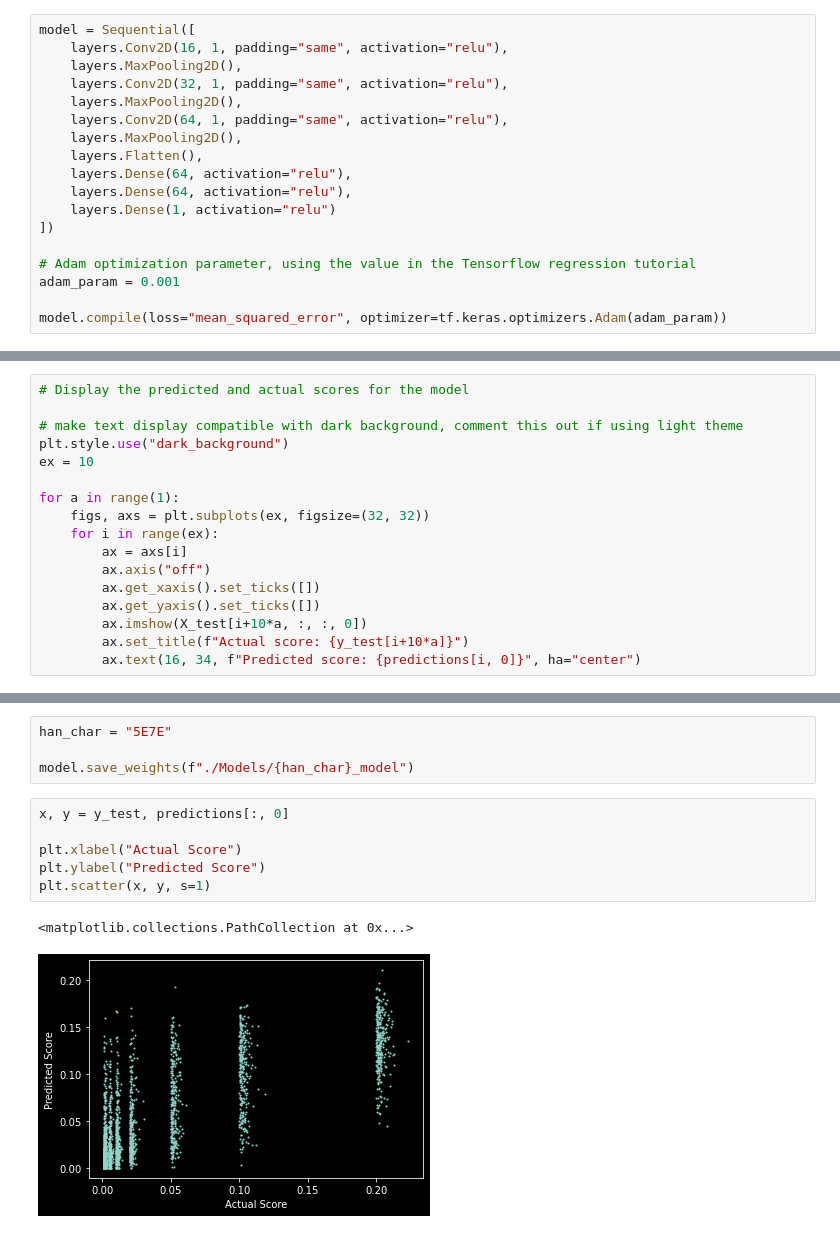
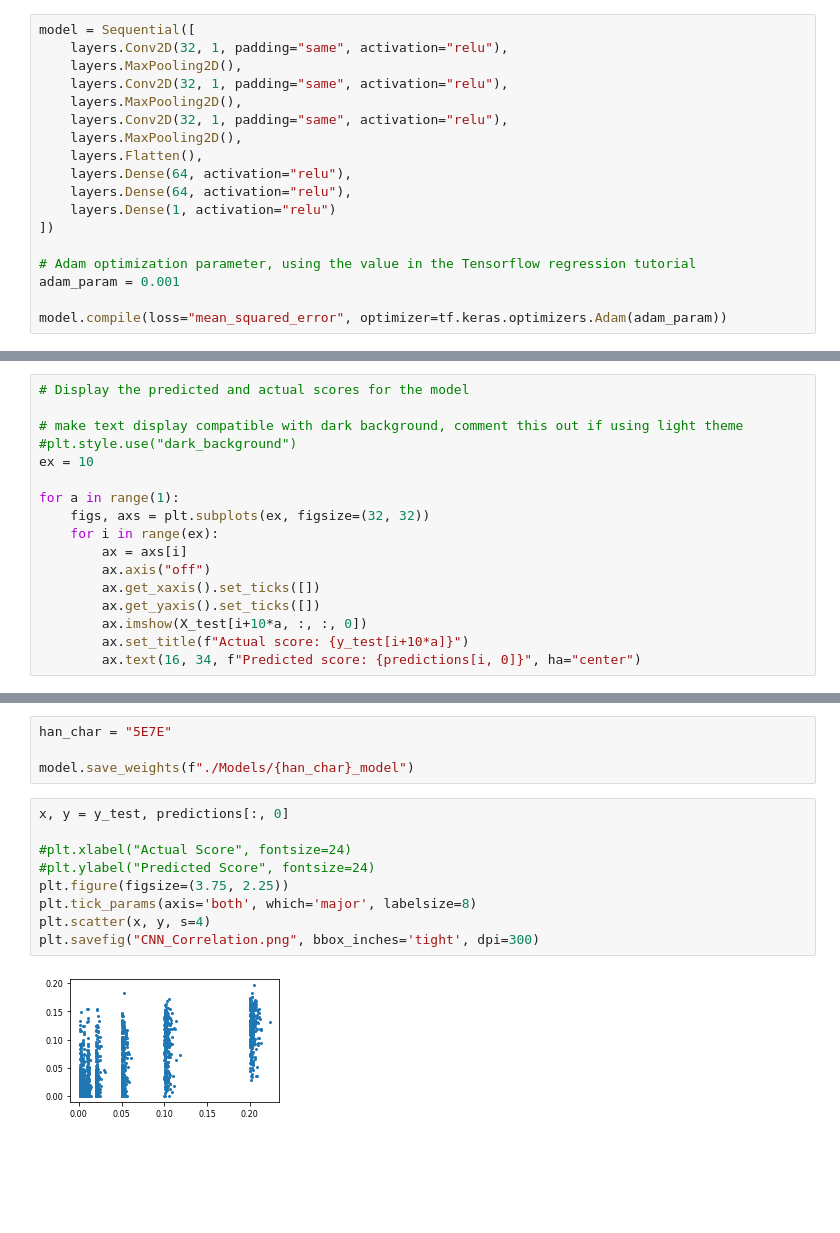
Before and after one commit to holiday-pettijohn/Stylus_Scoring_Generalization, a Jupyter notebook: Networks.ipynb, the cells around one changed output, grey strips where cells are left out. Cells and saved outputs as stored; diff of their text form; blank space fills up the shorter version.

```diff
--- a/Networks.ipynb
+++ b/Networks.ipynb
@@ -27,11 +27,11 @@ To enable them in other operations, rebuild TensorFlow with the appropriate comp
 # Define the structure of our network and compile it
 # %%
 model = Sequential([
-    layers.Conv2D(16, 1, padding="same", activation="relu"),
+    layers.Conv2D(32, 1, padding="same", activation="relu"),
     layers.MaxPooling2D(),
     layers.Conv2D(32, 1, padding="same", activation="relu"),
     layers.MaxPooling2D(),
-    layers.Conv2D(64, 1, padding="same", activation="relu"),
+    layers.Conv2D(32, 1, padding="same", activation="relu"),
     layers.MaxPooling2D(),
     layers.Flatten(),
     layers.Dense(64, activation="relu"),
@@ -80,7 +80,7 @@ predictions = model.predict(X_test)
 # Display the predicted and actual scores for the model
 
 # make text display compatible with dark background, comment this out if using light theme
-plt.style.use("dark_background")
+#plt.style.use("dark_background")
 ex = 10
 
 for a in range(1):
@@ -102,9 +102,11 @@ model.save_weights(f"./Models/{han_char}_model")
 # %%
 x, y = y_test, predictions[:, 0]
 
-plt.xlabel("Actual Score")
-plt.ylabel("Predicted Score")
-plt.scatter(x, y, s=1)
+#plt.xlabel("Actual Score", fontsize=24)
+#plt.ylabel("Predicted Score", fontsize=24)
+plt.figure(figsize=(3.75, 2.25))
+plt.tick_params(axis='both', which='major', labelsize=8)
+plt.scatter(x, y, s=4)
+plt.savefig("CNN_Correlation.png", bbox_inches='tight', dpi=300)
 # %% [output]
-<matplotlib.collections.PathCollection at 0x...>
-[figure, old version]
+[figure, new version]
```
Also changed, not shown: parts of 4 cells of this notebook, 30 other files.
